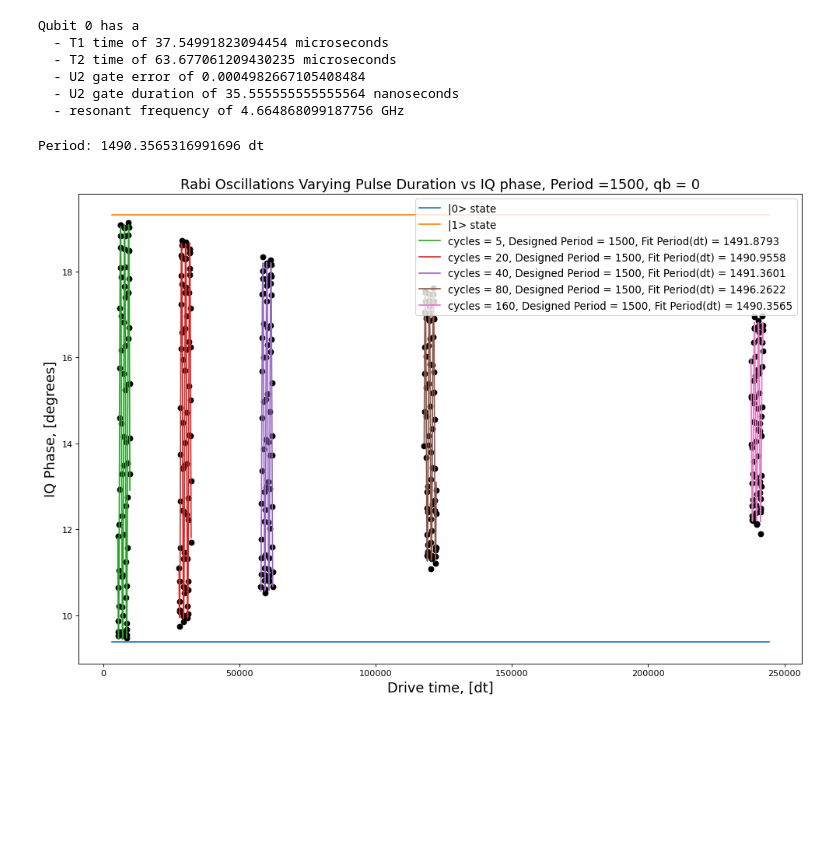
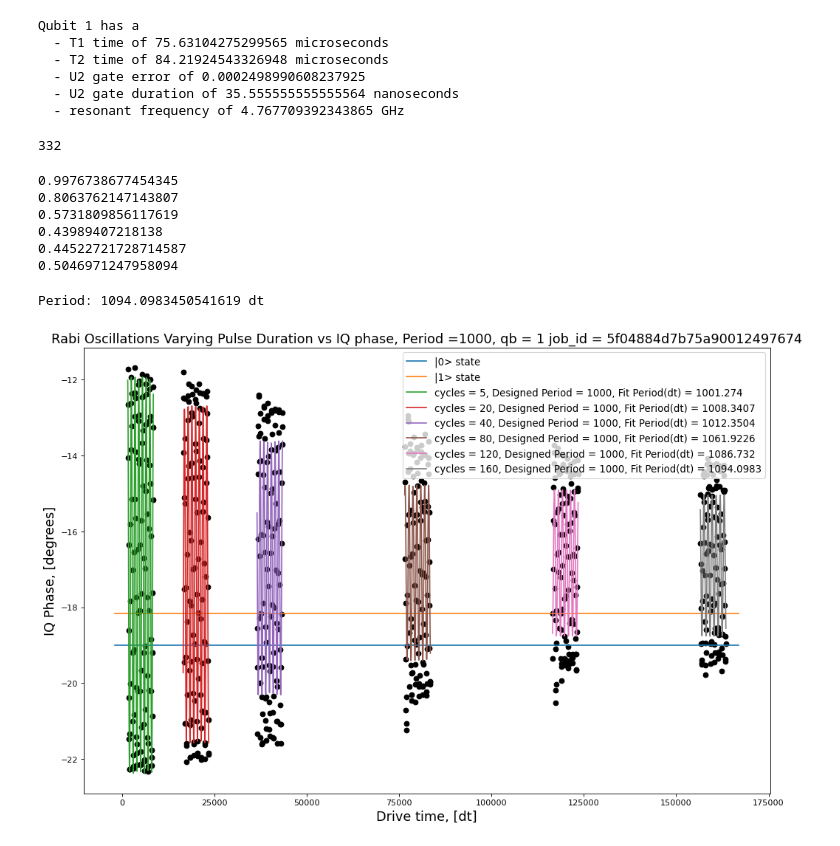
Before and after one commit to noahberthusen/Benewop-benchmarking, a Jupyter notebook: Benewop.ipynb, the cells around one changed output. Drawn from its saved outputs; the diff is of its cells as text; code cells hidden in the pictures; blank space fills up the shorter version.

Commit message:
onto more qubits

```diff
--- a/Benewop.ipynb
+++ b/Benewop.ipynb
@@ -59,7 +54,12 @@ def baseline_remove(values):
 def get_closest_multiple_of_16(num):
     return int(num + 8 ) - (int(num + 8 ) % 16)
 # %%
-qb = 0 # qubit to operate on
+qb = 1 # qubit to operate on
+
+# Conversion factors from standard SI units
+us = 1e6
+ns = 1e9
+GHz = 1e-9
 
 ### Collect the necessary channels
 drive_chan = pulse.DriveChannel(qb)
@@ -71,26 +71,26 @@ measure = circ_inst_map.get('measure', qubits=qb)
 
 describe_qubit(qb, props)
 # %% [output]
-Qubit 0 has a
-  - T1 time of 37.54991823094454 microseconds
-  - T2 time of 63.677061209430235 microseconds
-  - U2 gate error of 0.0004982667105408484
+Qubit 1 has a
+  - T1 time of 75.63104275299565 microseconds
+  - T2 time of 84.21924543326948 microseconds
+  - U2 gate error of 0.0002498990608237925
   - U2 gate duration of 35.555555555555564 nanoseconds
-  - resonant frequency of 4.664868099187756 GHz
+  - resonant frequency of 4.767709392343865 GHz
 # %%
 shots = 1024 # determines clarity of results
 
-period = 3500 # Rabi oscillation period
-cycles = [5, 20, 40, 80, 160] # number of rabi cycles to perform for each oscillation
+period = 1000 # Rabi oscillation period
+cycles = [5, 20, 40, 80, 120, 160] # number of rabi cycles to perform for each oscillation
 datapoints_per_period = 50 # density of datapoints in a cycle capture
-cycles_to_plot = 3 # cycles to capture oscillation with, integer
+cycles_to_plot = 7 # cycles to capture oscillation with, integer
 
 scale_factor = 1e-14
-predict_const = 54.07447683508908
-predict_power =  -0.9924372112785861
+predict_const = 23.66156363955276 #54.07447683508908
+predict_power =  -0.9940037912357684 #-0.9924372112785861
 
-sig_predict_const = 11.48089749887833
-sig_predict_power = -0.9672752940591574
+sig_predict_const = 5.35893609525708 #11.48089749887833
+sig_predict_power = -0.96547411076104 #-0.9672752940591574
 # %%
 # begin with no pulses in the experiment
 experiments = []
@@ -160,6 +160,10 @@ schedule = pulse.Schedule(name='|1> state')
 schedule += Play(SamplePulse(Xp(qb).samples), drive_chan)
 schedule += measure << schedule.duration
 experiments.append(schedule) # add 1 state to experiments
+# %%
+len(experiments)
+# %% [output]
+332
 # %%
 num_shots_per_point = 1024
 program = assemble(experiments,
@@ -168,6 +172,8 @@ program = assemble(experiments,
                    meas_return='avg',
                    shots=num_shots_per_point)
 job = backend.run(program)
+# %%
+job = backend.retrieve_job('5f04884d7b75a90012497674')
 # %%
 results = job.result(timeout=120)
 all_results = []
@@ -177,6 +183,7 @@ for i in range(len(experiments)):
 qb_rabi_data = []
 all_params = []
 all_fits = []
+all_convs = []
 num_experiments = sum([len(x) for x in data_times])
 
 state0 = all_results[len(all_results)-2]
@@ -193,31 +200,49 @@ for i in range(len(cycles)):
     past_exp += len(data_times[i])
 
     fun = lambda x, A, B, drive_period, phi: (A*np.cos(2*np.pi*x/drive_period - phi) + B)
-    p = fit_function(list(data_times[i]), qb_rabi_data[i], fun,
+    p, c = fit_function(list(data_times[i]), qb_rabi_data[i], fun,
                      [np.max(qb_rabi_data[i]) - np.min(qb_rabi_data[i]), 0, period, 5])
     all_params.append(p)
+    all_convs.append(c)
 
     y_fit = [fun(x, p[0], p[1], p[2], p[3]) for x in list(data_times[i])]
+
+    single_period_data = np.array(single_period_data)
+    # residual sum of squares
+    ss_res = np.sum((single_period_data - np.array(y_fit)) ** 2)
+    # total sum of squares
+    ss_tot = np.sum((single_period_data - np.mean(single_period_data)) ** 2)
+    # r-squared
+    r2 = 1 - (ss_res / ss_tot)
+    print(r2)
+
     all_fits.append(y_fit)
+# %% [output]
+0.9976738677454345
+0.8063762147143807
+0.5731809856117619
+0.43989407218138
+0.44522721728714587
+0.5046971247958094
 # %%
 from matplotlib.pyplot import figure
 figure(num=None, figsize=(15, 10), dpi=80, facecolor='w', edgecolor='k')
 
 start_plot_time = (period*cycles[0])-(len(data_times[0]) * 64)
 end_plot_time = (period*cycles[-1])+(len(data_times[-1]) * 64)
 plt.plot([start_plot_time, end_plot_time],2*[state0],label="|0> state")
 plt.plot([start_plot_time, end_plot_time],2*[state1],label="|1> state")
 
 for i in range(len(cycles)):
     plt.scatter(data_times[i], qb_rabi_data[i], color='black') # plot real part of Rabi values
     plt.plot(data_times[i], all_fits[i],
     label="cycles = " + str(cycles[i]) + ", Designed Period = " + str(period) + ", Fit Period(dt) = " + str(np.around(all_params[i][2],decimals=4)))
 print(f'Period: {p[2]} dt')
 plt.legend(loc='upper right', fontsize=12)
 plt.xlabel('Drive time, [dt]', fontsize=16)
 plt.ylabel('IQ Phase, [degrees]', fontsize=16)
-plt.title("Rabi Oscillations Varying Pulse Duration vs IQ phase, Period =" + str(period) + ", qb = " + str(qb), fontsize=16)
+plt.title("Rabi Oscillations Varying Pulse Duration vs IQ phase, Period =" + str(period) + ", qb = " + str(qb) + " job_id = " + str(job.job_id()), fontsize=16)
 plt.show()
 # %% [output]
-Period: 1490.3565316991696 dt
+Period: 1094.0983450541619 dt
-[figure, old version]
+[figure, new version]
```
Also changed, not shown: parts of 9 cells of this notebook, 3 other files.
